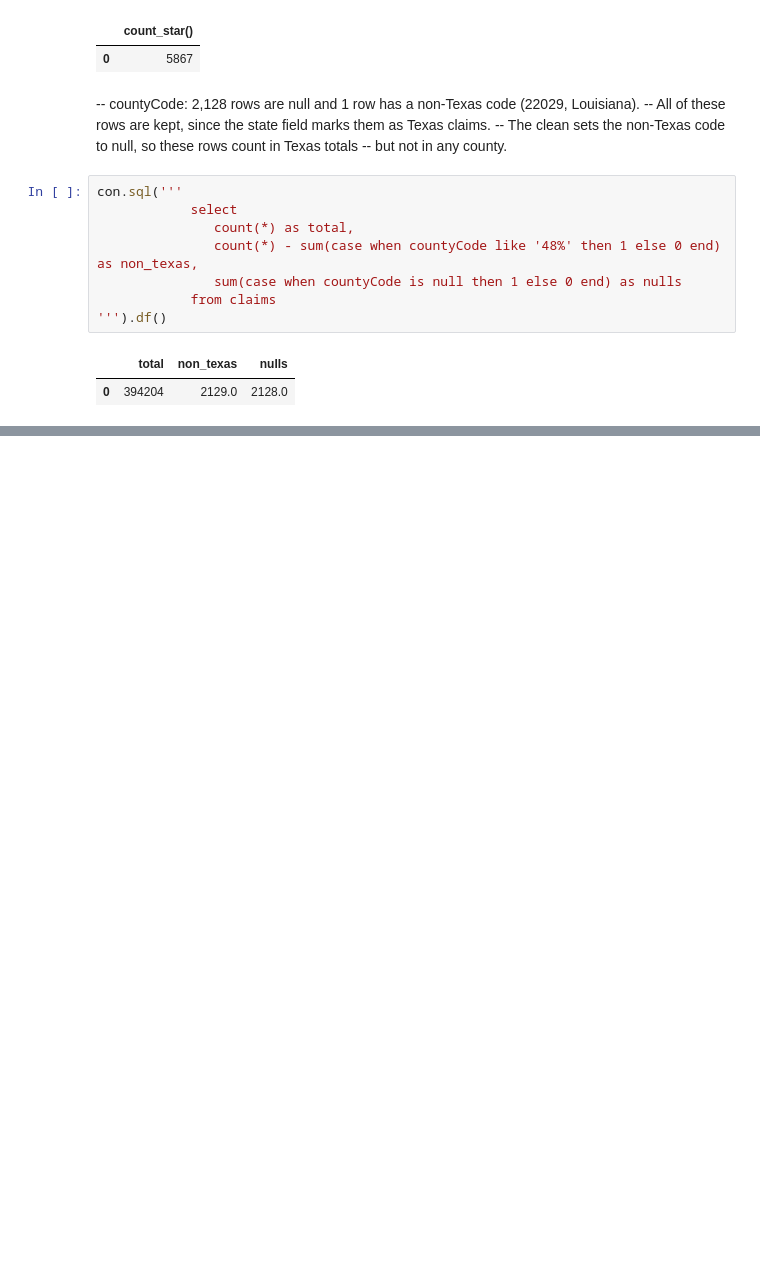
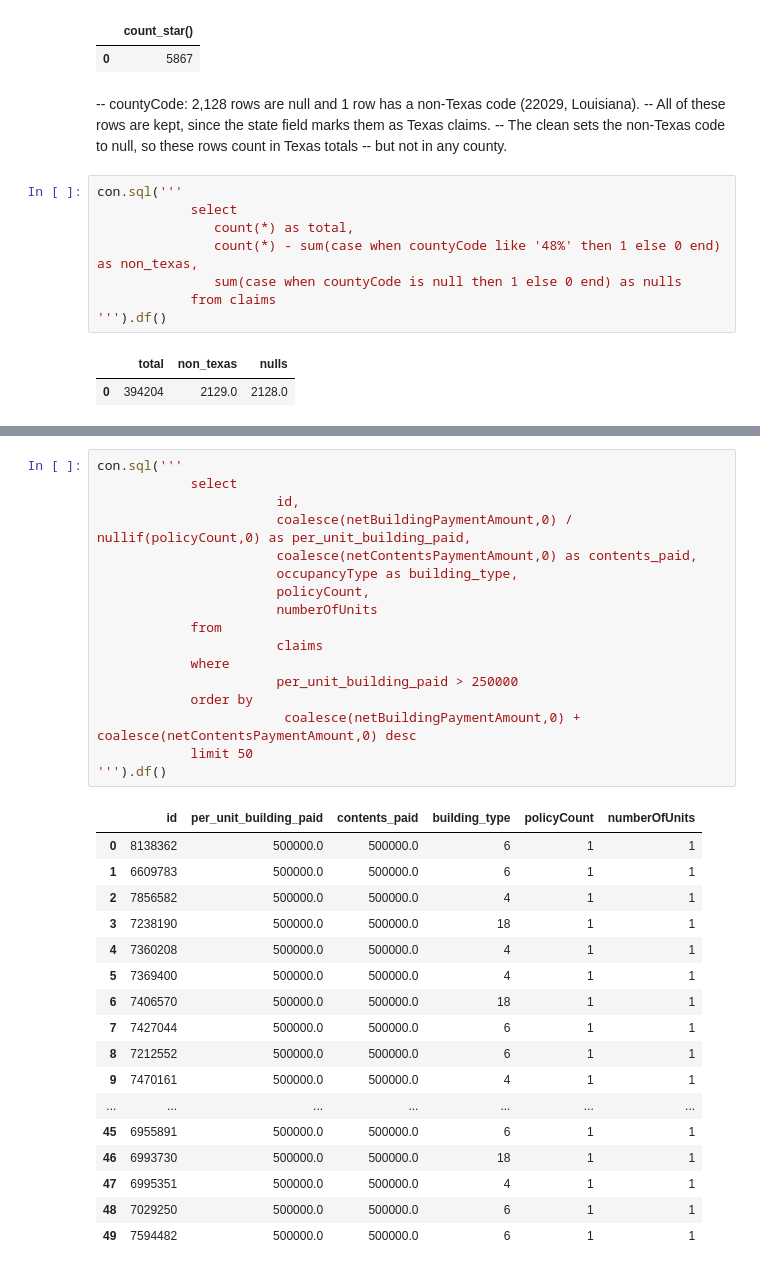
Before and after one commit to Johndsalas/texas-flood-losses, a Jupyter notebook: main.ipynb, the cells around one changed output, grey strips where cells are left out. Saved outputs shown, nothing was run; the diff lists cells and outputs as text; blank space fills up the shorter version.

```diff
--- a/main.ipynb
+++ b/main.ipynb
@@ -246,0 +274,35 @@ SyntaxError: illegal target for annotation (1454185510.py, line 1)
+# %%
+con.sql('''
+            select
+                       id,
+                       coalesce(netBuildingPaymentAmount,0) / nullif(policyCount,0) as per_unit_building_paid,
+                       coalesce(netContentsPaymentAmount,0) as contents_paid,
+                       occupancyType as building_type,
+                       policyCount,
+                       numberOfUnits
+            from
+                       claims
+            where
+                       per_unit_building_paid > 250000
+            order by
+                        coalesce(netBuildingPaymentAmount,0) + coalesce(netContentsPaymentAmount,0) desc
+            limit 50
+''').df()
+# %% [output]
+|  | id | per_unit_building_paid | contents_paid | building_type | policyCount | numberOfUnits |
+| 0 | 8138362 | 500000.0 | 500000.0 | 6 | 1 | 1 |
+| 1 | 6609783 | 500000.0 | 500000.0 | 6 | 1 | 1 |
+| 2 | 7856582 | 500000.0 | 500000.0 | 4 | 1 | 1 |
+| 3 | 7238190 | 500000.0 | 500000.0 | 18 | 1 | 1 |
+| 4 | 7360208 | 500000.0 | 500000.0 | 4 | 1 | 1 |
+| 5 | 7369400 | 500000.0 | 500000.0 | 4 | 1 | 1 |
+| 6 | 7406570 | 500000.0 | 500000.0 | 18 | 1 | 1 |
+| 7 | 7427044 | 500000.0 | 500000.0 | 6 | 1 | 1 |
+| 8 | 7212552 | 500000.0 | 500000.0 | 6 | 1 | 1 |
+| 9 | 7470161 | 500000.0 | 500000.0 | 4 | 1 | 1 |
+| ... | ... | ... | ... | ... | ... | ... |
+| 45 | 6955891 | 500000.0 | 500000.0 | 6 | 1 | 1 |
+| 46 | 6993730 | 500000.0 | 500000.0 | 18 | 1 | 1 |
+| 47 | 6995351 | 500000.0 | 500000.0 | 4 | 1 | 1 |
+| 48 | 7029250 | 500000.0 | 500000.0 | 6 | 1 | 1 |
+| 49 | 7594482 | 500000.0 | 500000.0 | 6 | 1 | 1 |
```
Also changed, not shown: parts of 26 cells of this notebook, 3 other files.
